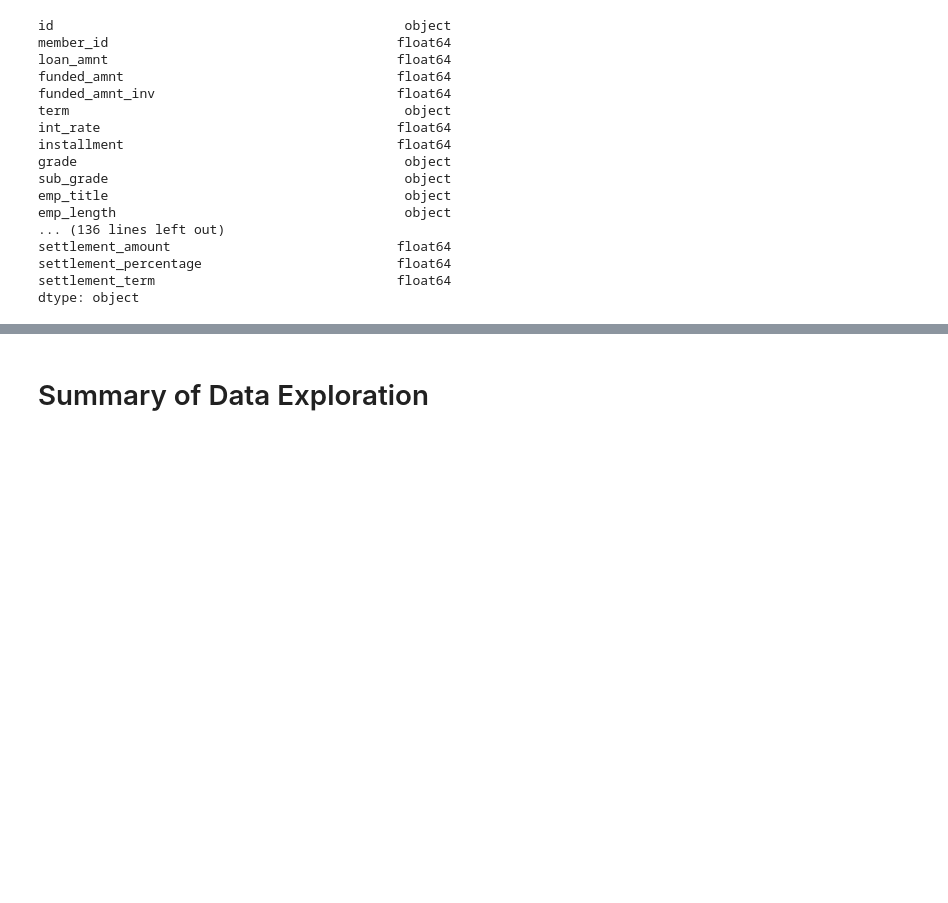
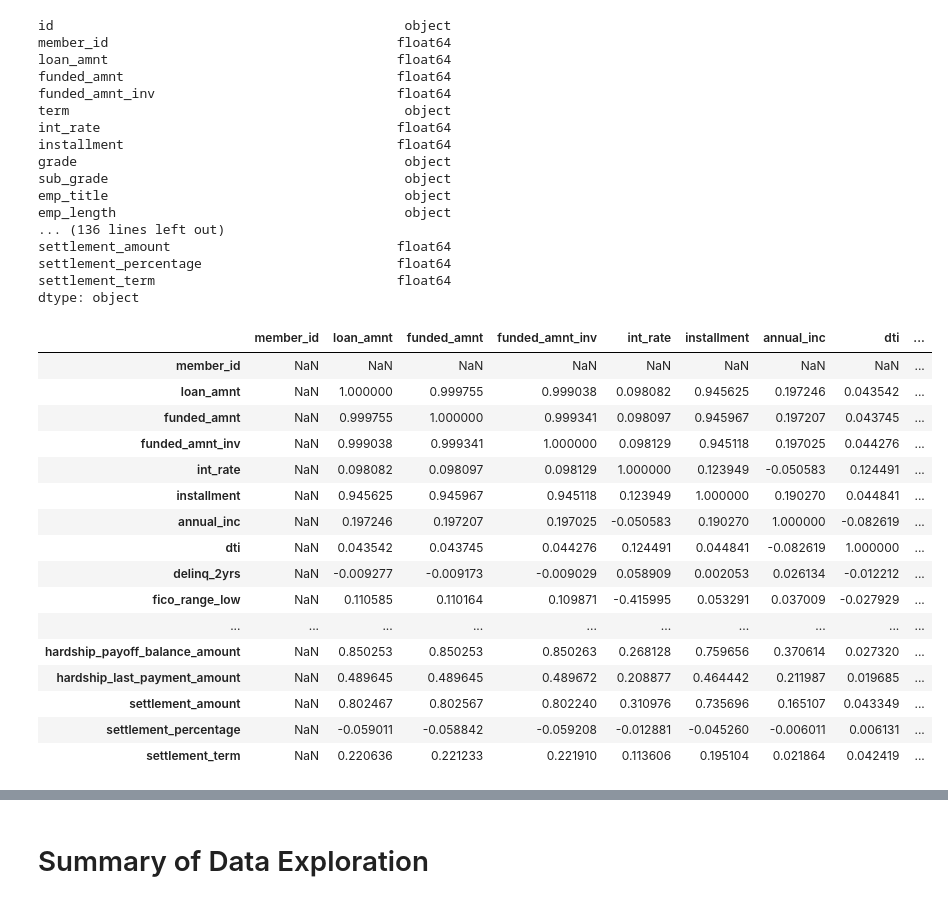
Before and after one commit to JRHattan/Dummy_Hub, a Jupyter notebook: ExploratoryDataAnalysis_rawdataset.ipynb, the cells around one changed output, grey strips where cells are left out. Cells and saved outputs as stored; diff of their text form; code cells hidden in the pictures; blank space fills up the shorter version.

```diff
--- a/ExploratoryDataAnalysis_rawdataset.ipynb
+++ b/ExploratoryDataAnalysis_rawdataset.ipynb
@@ -132,3 +132,23 @@ settlement_amount                             float64
 settlement_percentage                         float64
 settlement_term                               float64
 dtype: object
+# %%
+data_v1.corr()
+# %% [output]
+|  | member_id | loan_amnt | funded_amnt | funded_amnt_inv | int_rate | installment | annual_inc | dti | ... |
+| member_id | NaN | NaN | NaN | NaN | NaN | NaN | NaN | NaN | ... |
+| loan_amnt | NaN | 1.000000 | 0.999755 | 0.999038 | 0.098082 | 0.945625 | 0.197246 | 0.043542 | ... |
+| funded_amnt | NaN | 0.999755 | 1.000000 | 0.999341 | 0.098097 | 0.945967 | 0.197207 | 0.043745 | ... |
+| funded_amnt_inv | NaN | 0.999038 | 0.999341 | 1.000000 | 0.098129 | 0.945118 | 0.197025 | 0.044276 | ... |
+| int_rate | NaN | 0.098082 | 0.098097 | 0.098129 | 1.000000 | 0.123949 | -0.050583 | 0.124491 | ... |
+| installment | NaN | 0.945625 | 0.945967 | 0.945118 | 0.123949 | 1.000000 | 0.190270 | 0.044841 | ... |
+| annual_inc | NaN | 0.197246 | 0.197207 | 0.197025 | -0.050583 | 0.190270 | 1.000000 | -0.082619 | ... |
+| dti | NaN | 0.043542 | 0.043745 | 0.044276 | 0.124491 | 0.044841 | -0.082619 | 1.000000 | ... |
+| delinq_2yrs | NaN | -0.009277 | -0.009173 | -0.009029 | 0.058909 | 0.002053 | 0.026134 | -0.012212 | ... |
+| fico_range_low | NaN | 0.110585 | 0.110164 | 0.109871 | -0.415995 | 0.053291 | 0.037009 | -0.027929 | ... |
+| ... | ... | ... | ... | ... | ... | ... | ... | ... | ... |
+| hardship_payoff_balance_amount | NaN | 0.850253 | 0.850253 | 0.850263 | 0.268128 | 0.759656 | 0.370614 | 0.027320 | ... |
+| hardship_last_payment_amount | NaN | 0.489645 | 0.489645 | 0.489672 | 0.208877 | 0.464442 | 0.211987 | 0.019685 | ... |
+| settlement_amount | NaN | 0.802467 | 0.802567 | 0.802240 | 0.310976 | 0.735696 | 0.165107 | 0.043349 | ... |
+| settlement_percentage | NaN | -0.059011 | -0.058842 | -0.059208 | -0.012881 | -0.045260 | -0.006011 | 0.006131 | ... |
+| settlement_term | NaN | 0.220636 | 0.221233 | 0.221910 | 0.113606 | 0.195104 | 0.021864 | 0.042419 | ... |
```
Also changed, not shown: parts of 2 cells of this notebook, 1 other file.
